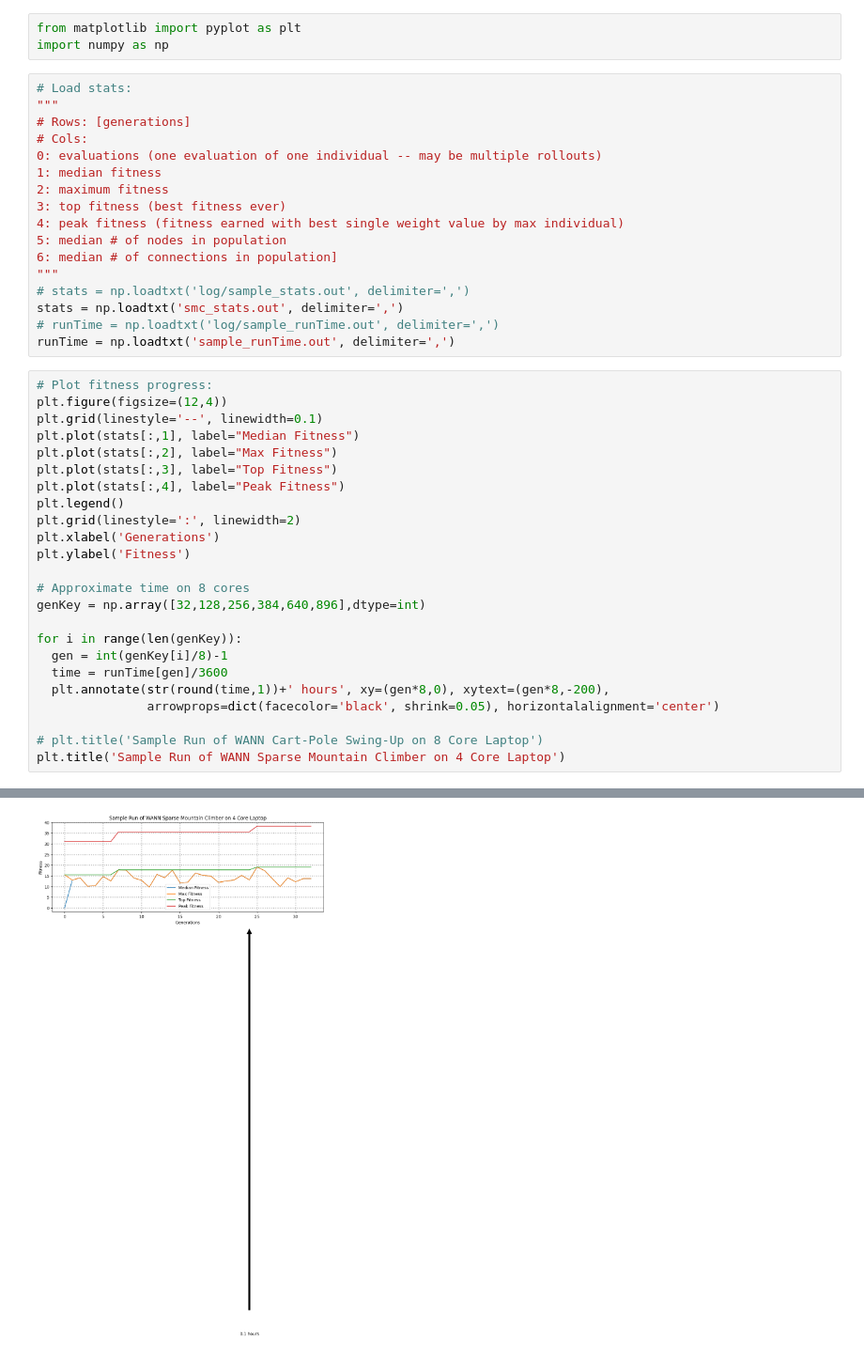
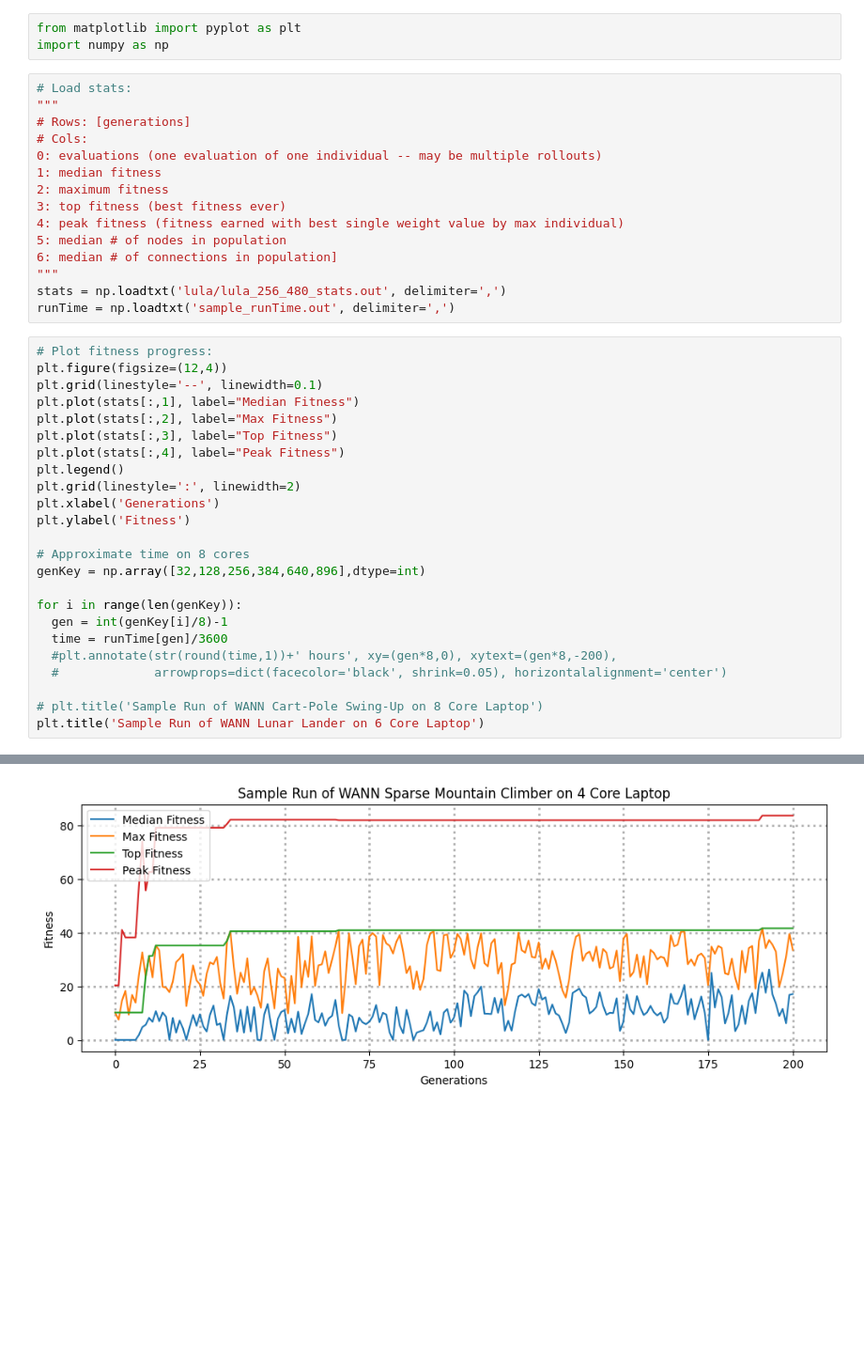
Before and after one commit to Tobi-Tob/Sparse-RL-Wann, a Jupyter notebook: log/viewRunStats.ipynb, the cells around one changed output, grey strips where cells are left out. Shown at 94% size. Saved outputs shown, nothing was run; the diff lists cells and outputs as text; blank space fills up the shorter version.

```diff
--- a/log/viewRunStats.ipynb
+++ b/log/viewRunStats.ipynb
@@ -14,34 +14,32 @@ import numpy as np
 5: median # of nodes in population
 6: median # of connections in population]
 """
-# stats = np.loadtxt('log/sample_stats.out', delimiter=',')
-stats = np.loadtxt('smc_stats.out', delimiter=',')
-# runTime = np.loadtxt('log/sample_runTime.out', delimiter=',')
+stats = np.loadtxt('lula/lula_256_480_stats.out', delimiter=',')
 runTime = np.loadtxt('sample_runTime.out', delimiter=',')
 # %%
 # Plot fitness progress:
 plt.figure(figsize=(12,4))
 plt.grid(linestyle='--', linewidth=0.1)
 plt.plot(stats[:,1], label="Median Fitness")
 plt.plot(stats[:,2], label="Max Fitness")
 plt.plot(stats[:,3], label="Top Fitness")
 plt.plot(stats[:,4], label="Peak Fitness")
 plt.legend()
 plt.grid(linestyle=':', linewidth=2)
 plt.xlabel('Generations')
 plt.ylabel('Fitness')
 
 # Approximate time on 8 cores
 genKey = np.array([32,128,256,384,640,896],dtype=int)
 
 for i in range(len(genKey)):
   gen = int(genKey[i]/8)-1
   time = runTime[gen]/3600
-  plt.annotate(str(round(time,1))+' hours', xy=(gen*8,0), xytext=(gen*8,-200),
-               arrowprops=dict(facecolor='black', shrink=0.05), horizontalalignment='center')
+  #plt.annotate(str(round(time,1))+' hours', xy=(gen*8,0), xytext=(gen*8,-200),
+  #             arrowprops=dict(facecolor='black', shrink=0.05), horizontalalignment='center')
 
 # plt.title('Sample Run of WANN Cart-Pole Swing-Up on 8 Core Laptop')
-plt.title('Sample Run of WANN Sparse Mountain Climber on 4 Core Laptop')
+plt.title('Sample Run of WANN Lunar Lander on 6 Core Laptop')
 # %% [output]
 Text(0.5, 1.0, 'Sample Run of WANN Sparse Mountain Climber on 4 Core Laptop')
-[figure, old version]
+[figure, new version]
```
Also changed, not shown: 4 other files.
